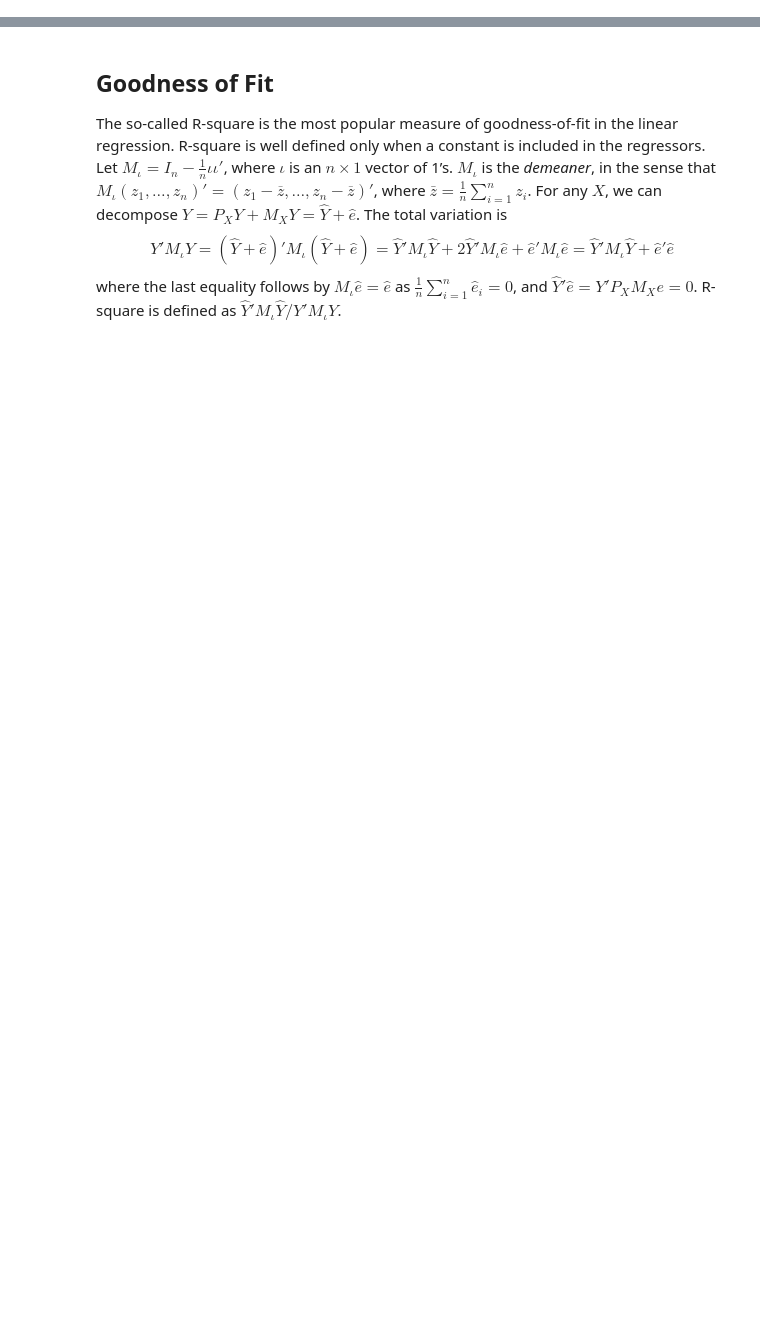
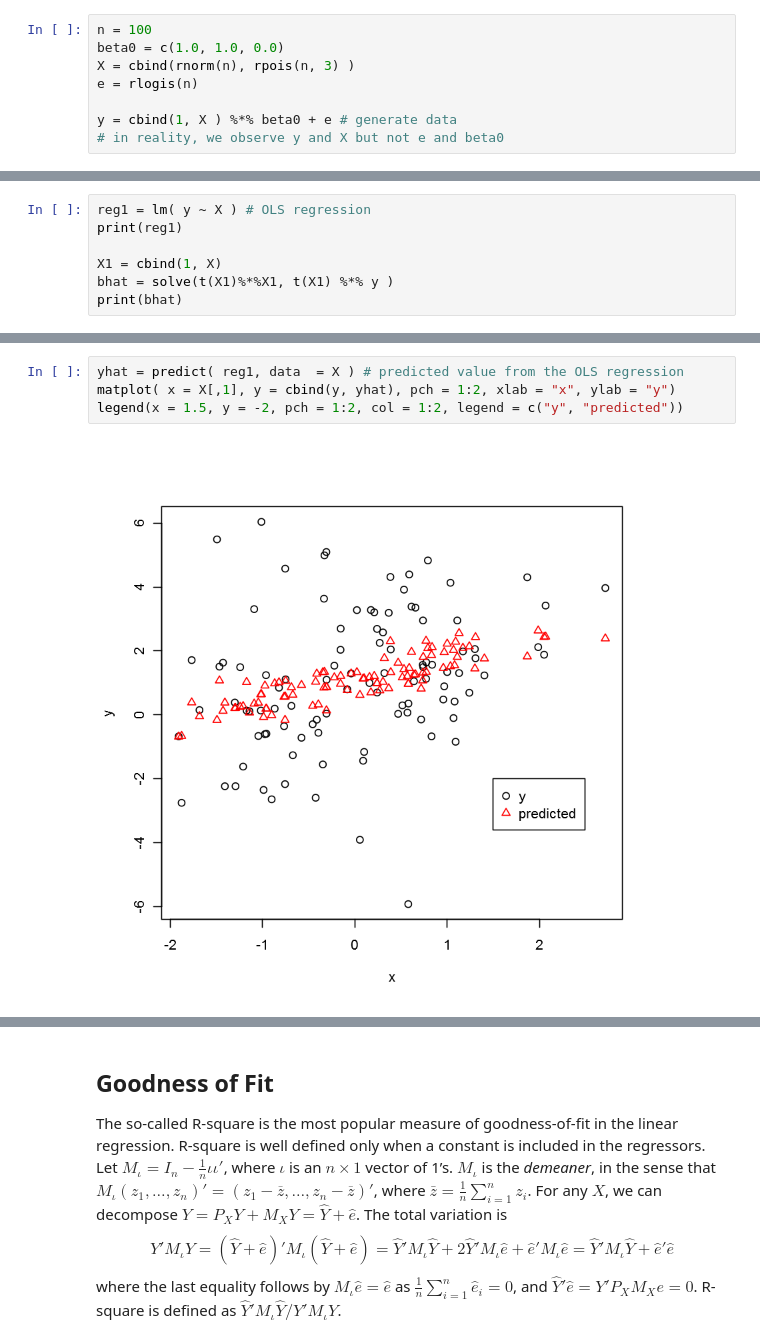
Before and after one commit to zhentaoshi/Econ5121A, a Jupyter notebook: lec_notes_ipynb/lecture3.ipynb, the cells around one changed output, grey strips where cells are left out. Saved outputs shown, nothing was run; the diff lists cells and outputs as text; blank space fills up the shorter version.

```diff
--- a/lec_notes_ipynb/lecture3.ipynb
+++ b/lec_notes_ipynb/lecture3.ipynb
@@ -55,0 +22,8 @@ Here we introduce some definitions and properties in OLS estimation.
+# %%
+n = 100
+beta0 = c(1.0, 1.0, 0.0)
+X = cbind(rnorm(n), rpois(n, 3) )
+e = rlogis(n)
+
+y = cbind(1, X ) %*% beta0 + e # generate data
+# in reality, we observe y and X but not e and beta0
@@ -55,0 +42,7 @@ Here we introduce some definitions and properties in OLS estimation.
+# %%
+reg1 = lm( y ~ X ) # OLS regression
+print(reg1)
+
+X1 = cbind(1, X)
+bhat = solve(t(X1)%*%X1, t(X1) %*% y )
+print(bhat)
@@ -55,0 +81,6 @@ Here we introduce some definitions and properties in OLS estimation.
+# %%
+yhat = predict( reg1, data  = X ) # predicted value from the OLS regression
+matplot( x = X[,1], y = cbind(y, yhat), pch = 1:2, xlab = "x", ylab = "y")
+legend(x = 1.5, y = -2, pch = 1:2, col = 1:2, legend = c("y", "predicted"))
+# %% [output]
+[figure, added]
```
Also changed, not shown: parts of 16 cells of this notebook, 4 other files.
